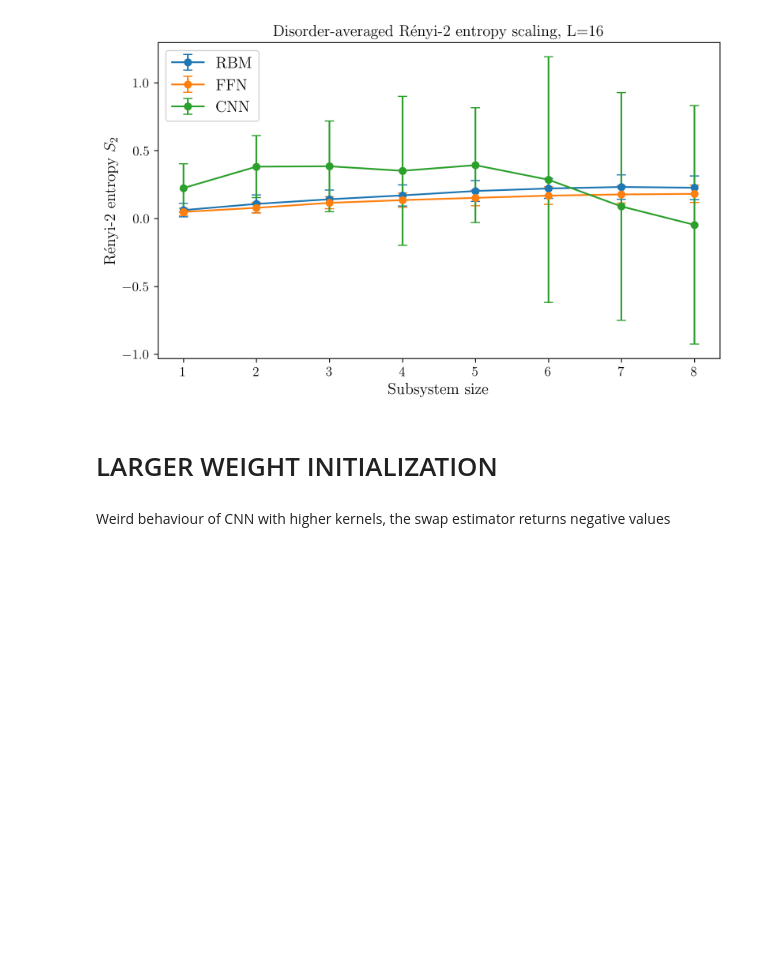
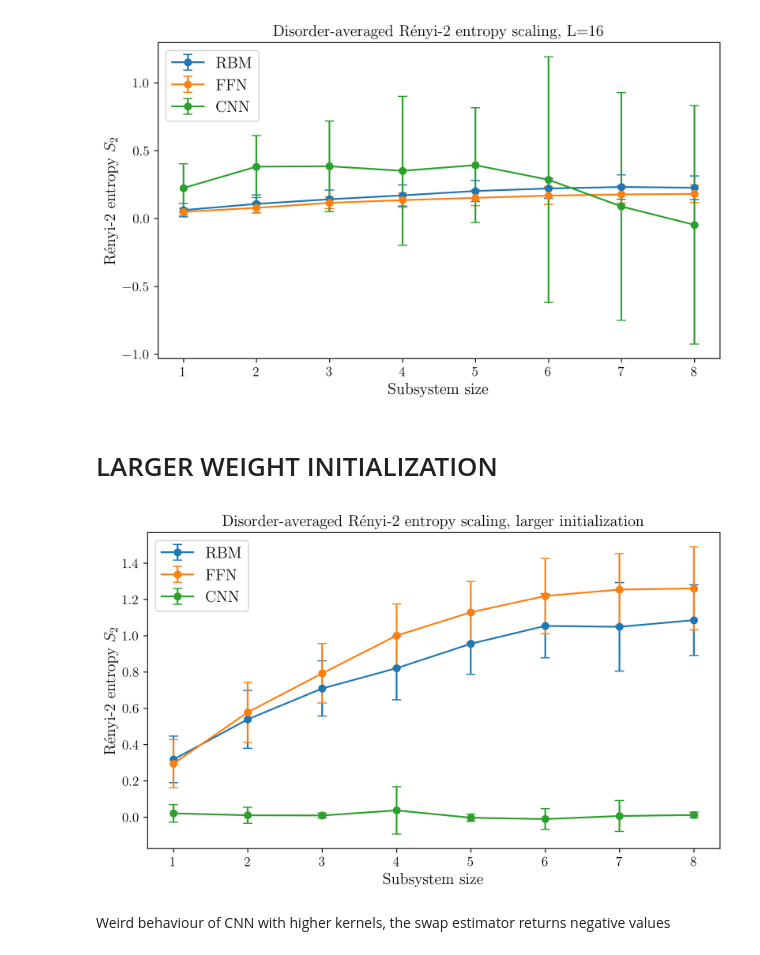
Before and after one commit to SBT2004/NQS, a Jupyter notebook: Anas/main/task2.ipynb, the cells around one changed output. Cells and saved outputs as stored; diff of their text form; code cells hidden in the pictures; blank space fills up the shorter version.

```diff
--- a/Anas/main/task2.ipynb
+++ b/Anas/main/task2.ipynb
@@ -91,6 +91,31 @@ plot_architecture_entropy_scaling(
 [figure]
 # %% [markdown]
 # LARGER WEIGHT INITIALIZATION
+# %%
+results_large_init = compare_architectures_entropy_scaling(
+    L=16,
+    seeds=range(20),
+    entropy_pairings=16,
+    nchains=32,
+    nsamples_per_chain=16,
+    neq=50,
+    nskip=2,
+    rbm_hidden=20,
+    ffn_hidden_layers=(32, 32),
+    cnn_channels=16,
+    cnn_kernel=3,
+    cnn_n_conv_layers=1,
+    rbm_init_scale=0.2,
+    ffn_init_scale=2.0,
+    cnn_init_scale=0.9,
+)
+# %%
+plot_architecture_entropy_scaling(
+    results_large_init,
+    title="Disorder-averaged Rényi-2 entropy scaling, larger initialization",
+)
+# %% [output]
+[figure, added]
 # %% [markdown]
 Weird behaviour of CNN with higher kernels, the swap estimator returns negative values
 # %% [markdown]
```
Also changed, not shown: parts of 5 cells of this notebook.
